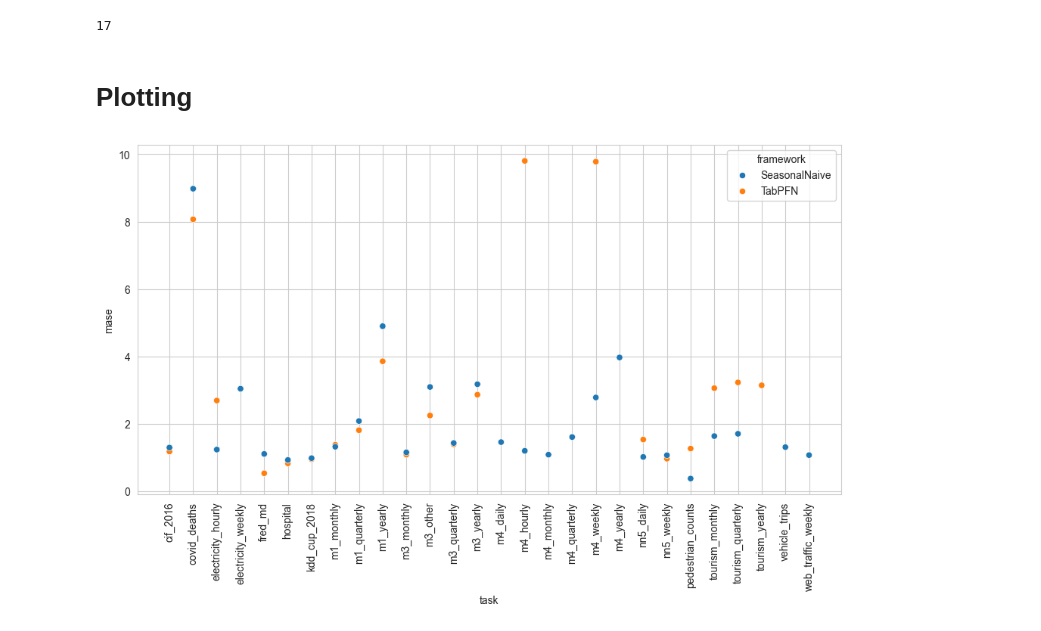
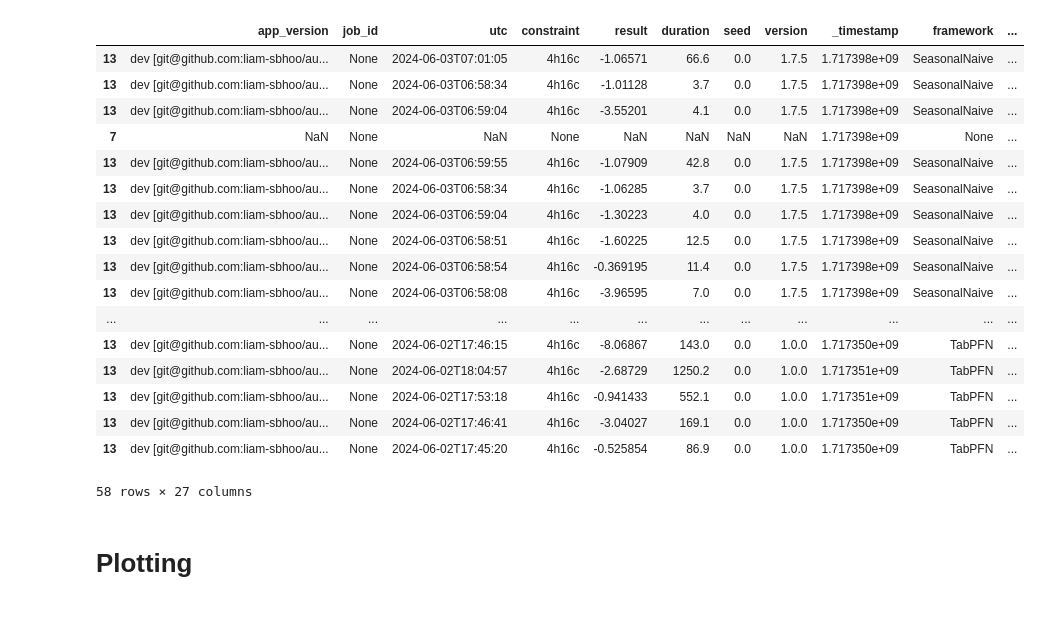
Before and after one commit to openml/automlbenchmark, a Jupyter notebook: plot_wandb.ipynb, the cells around one changed output. Saved outputs shown, nothing was run; the diff lists cells and outputs as text; code cells hidden in the pictures.

```diff
--- a/plot_wandb.ipynb
+++ b/plot_wandb.ipynb
@@ -43,8 +47,24 @@ Time taken: 4.68 seconds
-# %%
-# Check if all history entries (columns = ['task', 'framework']) are unique
-df_all_runs.duplicated(subset=['task', 'framework']).sum()
-# %% [output]
-17
+# %%
+df_all_runs
+# %% [output]
+|  | app_version | job_id | utc | constraint | result | duration | seed | version | _timestamp | framework | ... |
+| 13 | dev [git@github.com:liam-sbhoo/au... | None | 2024-06-03T07:01:05 | 4h16c | -1.06571 | 66.6 | 0.0 | 1.7.5 | 1.717398e+09 | SeasonalNaive | ... |
+| 13 | dev [git@github.com:liam-sbhoo/au... | None | 2024-06-03T06:58:34 | 4h16c | -1.01128 | 3.7 | 0.0 | 1.7.5 | 1.717398e+09 | SeasonalNaive | ... |
+| 13 | dev [git@github.com:liam-sbhoo/au... | None | 2024-06-03T06:59:04 | 4h16c | -3.55201 | 4.1 | 0.0 | 1.7.5 | 1.717398e+09 | SeasonalNaive | ... |
+| 7 | NaN | None | NaN | None | NaN | NaN | NaN | NaN | 1.717398e+09 | None | ... |
+| 13 | dev [git@github.com:liam-sbhoo/au... | None | 2024-06-03T06:59:55 | 4h16c | -1.07909 | 42.8 | 0.0 | 1.7.5 | 1.717398e+09 | SeasonalNaive | ... |
+| 13 | dev [git@github.com:liam-sbhoo/au... | None | 2024-06-03T06:58:34 | 4h16c | -1.06285 | 3.7 | 0.0 | 1.7.5 | 1.717398e+09 | SeasonalNaive | ... |
+| 13 | dev [git@github.com:liam-sbhoo/au... | None | 2024-06-03T06:59:04 | 4h16c | -1.30223 | 4.0 | 0.0 | 1.7.5 | 1.717398e+09 | SeasonalNaive | ... |
+| 13 | dev [git@github.com:liam-sbhoo/au... | None | 2024-06-03T06:58:51 | 4h16c | -1.60225 | 12.5 | 0.0 | 1.7.5 | 1.717398e+09 | SeasonalNaive | ... |
+| 13 | dev [git@github.com:liam-sbhoo/au... | None | 2024-06-03T06:58:54 | 4h16c | -0.369195 | 11.4 | 0.0 | 1.7.5 | 1.717398e+09 | SeasonalNaive | ... |
+| 13 | dev [git@github.com:liam-sbhoo/au... | None | 2024-06-03T06:58:08 | 4h16c | -3.96595 | 7.0 | 0.0 | 1.7.5 | 1.717398e+09 | SeasonalNaive | ... |
+| ... | ... | ... | ... | ... | ... | ... | ... | ... | ... | ... | ... |
+| 13 | dev [git@github.com:liam-sbhoo/au... | None | 2024-06-02T17:46:15 | 4h16c | -8.06867 | 143.0 | 0.0 | 1.0.0 | 1.717350e+09 | TabPFN | ... |
+| 13 | dev [git@github.com:liam-sbhoo/au... | None | 2024-06-02T18:04:57 | 4h16c | -2.68729 | 1250.2 | 0.0 | 1.0.0 | 1.717351e+09 | TabPFN | ... |
+| 13 | dev [git@github.com:liam-sbhoo/au... | None | 2024-06-02T17:53:18 | 4h16c | -0.941433 | 552.1 | 0.0 | 1.0.0 | 1.717351e+09 | TabPFN | ... |
+| 13 | dev [git@github.com:liam-sbhoo/au... | None | 2024-06-02T17:46:41 | 4h16c | -3.04027 | 169.1 | 0.0 | 1.0.0 | 1.717350e+09 | TabPFN | ... |
+| 13 | dev [git@github.com:liam-sbhoo/au... | None | 2024-06-02T17:45:20 | 4h16c | -0.525854 | 86.9 | 0.0 | 1.0.0 | 1.717350e+09 | TabPFN | ... |
+58 rows × 27 columns
 # %%
 # Preprocess data (convert to float, NaN value -> inf)
 numerical_cols = ['mase', 'wql', 'duration', 'result']
@@ -59,20 +79,4 @@ df_sorted = df_all_runs.sort_values(by='task')
 df_sorted.reset_index(drop=True, inplace=True)
 # %% [markdown]
 # Plotting
-# %%
-# Scatter plot of <mase of each framework> against <tasks>
-#  - y-axis: mase
-#  - x-axis: tasks
-#  - color: framework
-
-import seaborn as sns
-import matplotlib.pyplot as plt
-
-# Plotting
-plt.figure(figsize=(12, 6))
-sns.scatterplot(data=df_sorted, x='task', y='mase', hue='framework')
-plt.xticks(rotation=90)
-plt.show()
-# %% [output]
-[figure, removed]
 # %%
```
Also changed, not shown: parts of 10 cells of this notebook.
